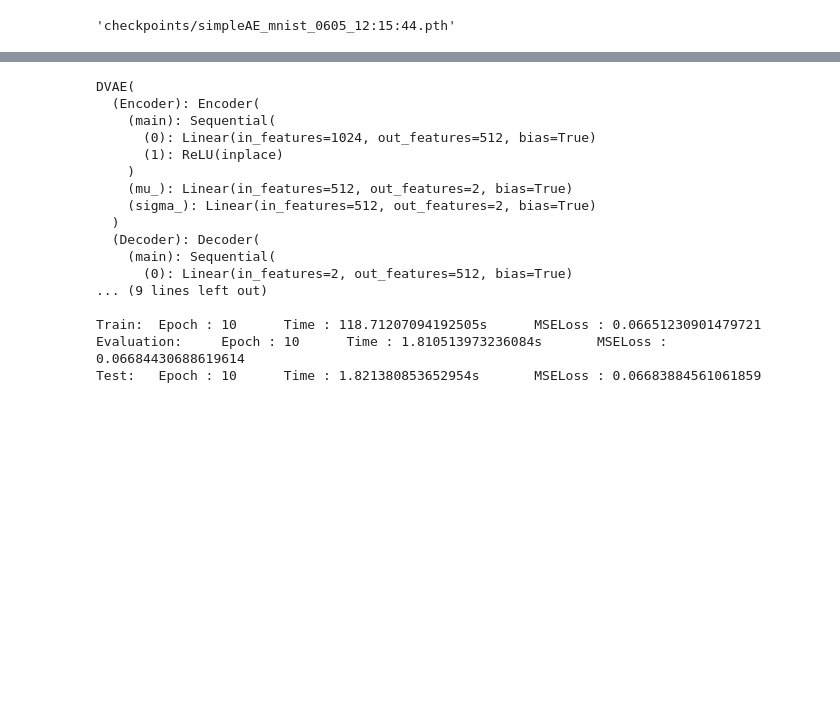
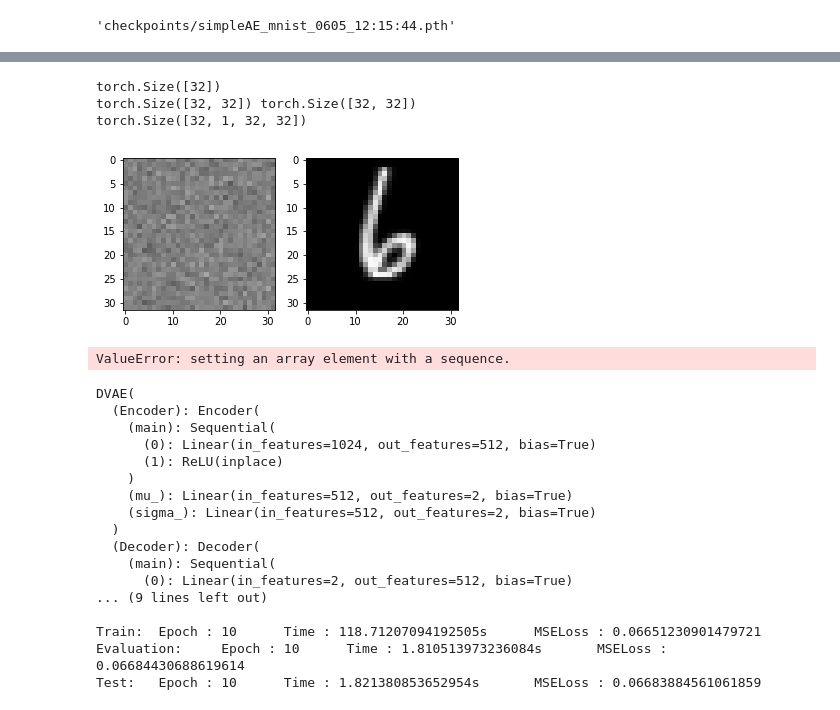
Before and after one commit to yangcyself/CS385ML, a Jupyter notebook: Reconstruction/Comparison_mnist.ipynb, the cells around one changed output, grey strips where cells are left out. Cells and saved outputs as stored; diff of their text form; code cells hidden in the pictures; blank space fills up the shorter version.

```diff
--- a/Reconstruction/Comparison_mnist.ipynb
+++ b/Reconstruction/Comparison_mnist.ipynb
@@ -208,3 +245,11 @@ KeyboardInterrupt:
+# %%
+visualize(C_VAE, train_loader, 'checkpoints/CVAE_32_mnist_0606_10:23:52.pth')
+# %% [output]
+torch.Size([32])
+torch.Size([32, 32]) torch.Size([32, 32])
+torch.Size([32, 1, 32, 32])
+[figure, added]
+ValueError: setting an array element with a sequence.
 # %%
 optimizer = torch.optim.Adam(D_VAE.parameters(), lr=learning_rate, betas=(0.9, 0.999), eps=1e-8) # (beta1, beta2)
 solver = LinearSolver(D_VAE, loss_function, optimizer, 1)
```
Also changed, not shown: parts of 11 cells of this notebook, 9 other files.
